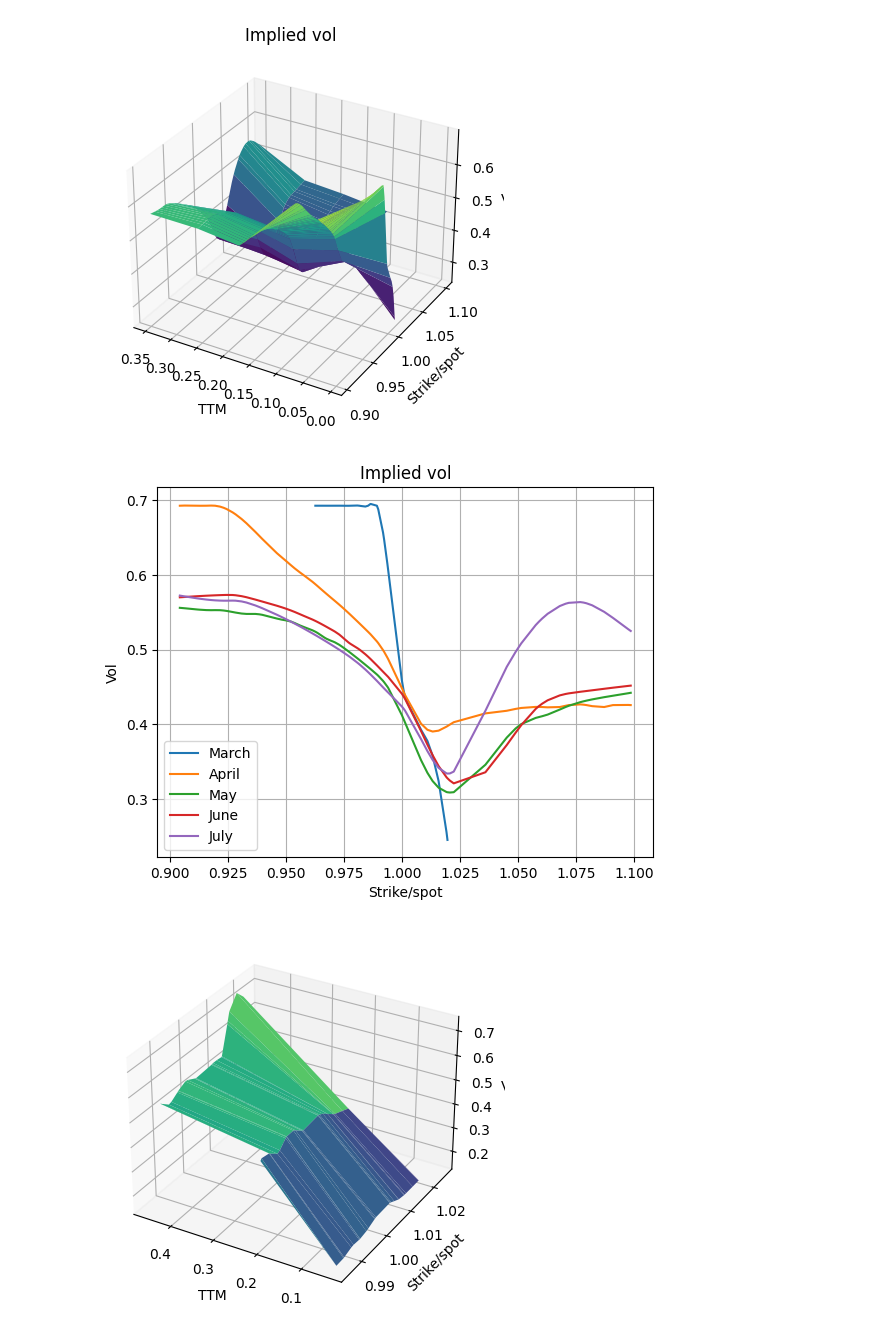
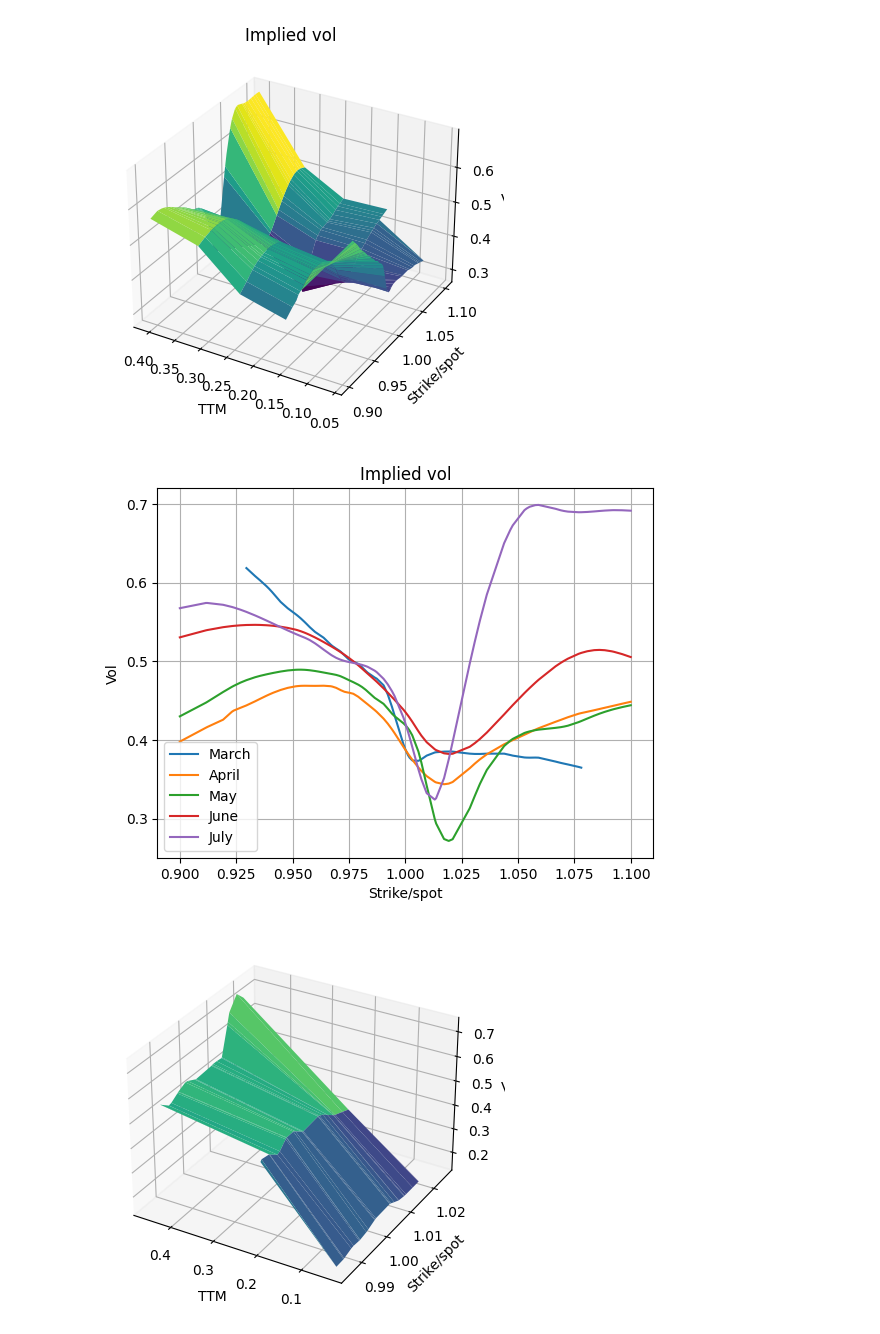
Before and after one commit to yaskev/mipt-thesis, a Jupyter notebook: double_net_pricer/surface/vol_surface.ipynb, the cells around one changed output. Cells and saved outputs as stored; diff of their text form; code cells hidden in the pictures.

```diff
--- a/double_net_pricer/surface/vol_surface.ipynb
+++ b/double_net_pricer/surface/vol_surface.ipynb
@@ -12,11 +12,11 @@ from scipy.interpolate import griddata
 # prefix = 'convex_'
 prefix = ''
 
-# march_df = pd.read_csv(f'{prefix}28_03_24.csv')
-# april_df = pd.read_csv(f'{prefix}30_04_24.csv')
-# may_df = pd.read_csv(f'{prefix}31_05_24.csv')
-# june_df = pd.read_csv(f'{prefix}28_06_24.csv')
-# july_df = pd.read_csv(f'{prefix}31_07_24.csv')
+march_df = pd.read_csv(f'{prefix}28_03_24.csv')
+april_df = pd.read_csv(f'{prefix}30_04_24.csv')
+may_df = pd.read_csv(f'{prefix}31_05_24.csv')
+june_df = pd.read_csv(f'{prefix}28_06_24.csv')
+july_df = pd.read_csv(f'{prefix}31_07_24.csv')
 
 # march_df = pd.read_csv(f'{prefix}28_03_24_v2.csv')
 # april_df = pd.read_csv(f'{prefix}30_04_24_v2.csv')
@@ -30,11 +30,11 @@ prefix = ''
 # june_df = pd.read_csv(f'{prefix}28_06_24_v3.csv')
 # july_df = pd.read_csv(f'{prefix}31_07_24_v3.csv')
 
-march_df = pd.read_csv(f'{prefix}28_03_24_v4.csv')
-april_df = pd.read_csv(f'{prefix}30_04_24_v4.csv')
-may_df = pd.read_csv(f'{prefix}31_05_24_v4.csv')
-june_df = pd.read_csv(f'{prefix}28_06_24_v4.csv')
-july_df = pd.read_csv(f'{prefix}31_07_24_v4.csv')
+# march_df = pd.read_csv(f'{prefix}28_03_24_v4.csv')
+# april_df = pd.read_csv(f'{prefix}30_04_24_v4.csv')
+# may_df = pd.read_csv(f'{prefix}31_05_24_v4.csv')
+# june_df = pd.read_csv(f'{prefix}28_06_24_v4.csv')
+# july_df = pd.read_csv(f'{prefix}31_07_24_v4.csv')
 
 
 ttms = np.array([march_df.loc[0, 'ttm'], april_df.loc[0, 'ttm'], may_df.loc[0, 'ttm'], june_df.loc[0, 'ttm'], july_df.loc[0, 'ttm']])
@@ -54,35 +54,35 @@ strikes = {
 }
 
 unique_strikes = set(pd.concat([march_df['strike_spot_ratio'], april_df['strike_spot_ratio'], may_df['strike_spot_ratio'], june_df['strike_spot_ratio'], july_df['strike_spot_ratio']]))
 
 unique_strikes = np.array(sorted(list(unique_strikes)))
 unique_strikes = unique_strikes[unique_strikes < 1.1]
 unique_strikes = unique_strikes[unique_strikes > 0.9]
 
 grids = []
 for month, df in strikes.items():
     new_grid = griddata((df['strike_spot_ratio'].to_numpy(),), df['predicted_vol'].to_numpy(), (unique_strikes,), method='cubic')
     grids.append(new_grid)
 
 X_grid, Y_grid = np.meshgrid(ttms, unique_strikes)
 vols = np.vstack(grids).T
 
 fig = plt.figure()
 ax = fig.add_subplot(111, projection='3d')
 ax.invert_xaxis()
 
 ax.plot_surface(X_grid, Y_grid, vols, cmap='viridis')
 
 ax.set_xlabel('TTM')
 ax.set_ylabel('Strike/spot')
 ax.set_zlabel('Vol')
 
 ax.set_title('Implied vol')
 
 # plt.show()
-plt.savefig('vol_surface_26_03_24.svg')
+plt.savefig('vol_surface_06_03_24.svg')
 # %% [output]
-[figure, old version]
+[figure, new version]
 # %%
 for i, grid in enumerate(grids):
     plt.plot(unique_strikes, grid, label=list(strikes.keys())[i])
@@ -93,9 +93,9 @@ plt.ylabel('Vol')
 plt.title('Implied vol')
 plt.legend()
 
-plt.savefig('vol_surface_26_03_24_2D.svg')
+plt.savefig('vol_surface_06_03_24_2D.svg')
 # %% [output]
-[figure, old version]
+[figure, new version]
 # %%
 # WTI OIL
 # %%
```
Also changed, not shown: 13 other files.
